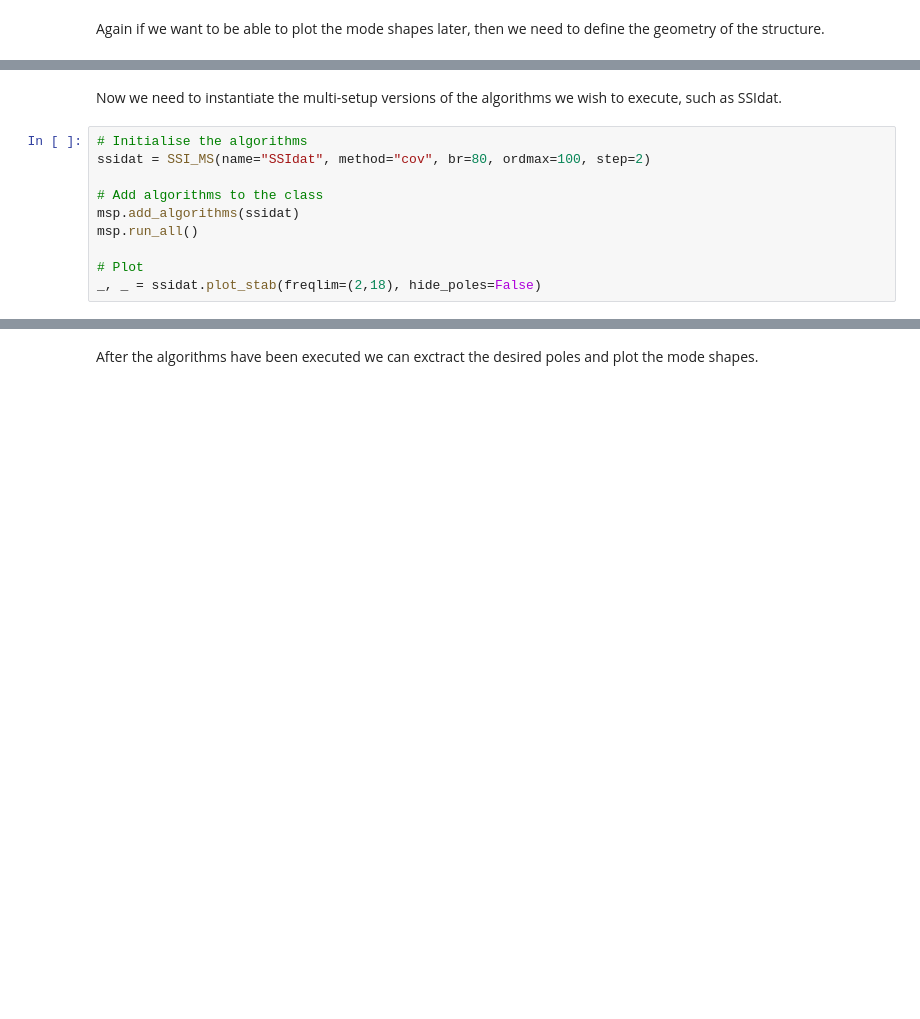
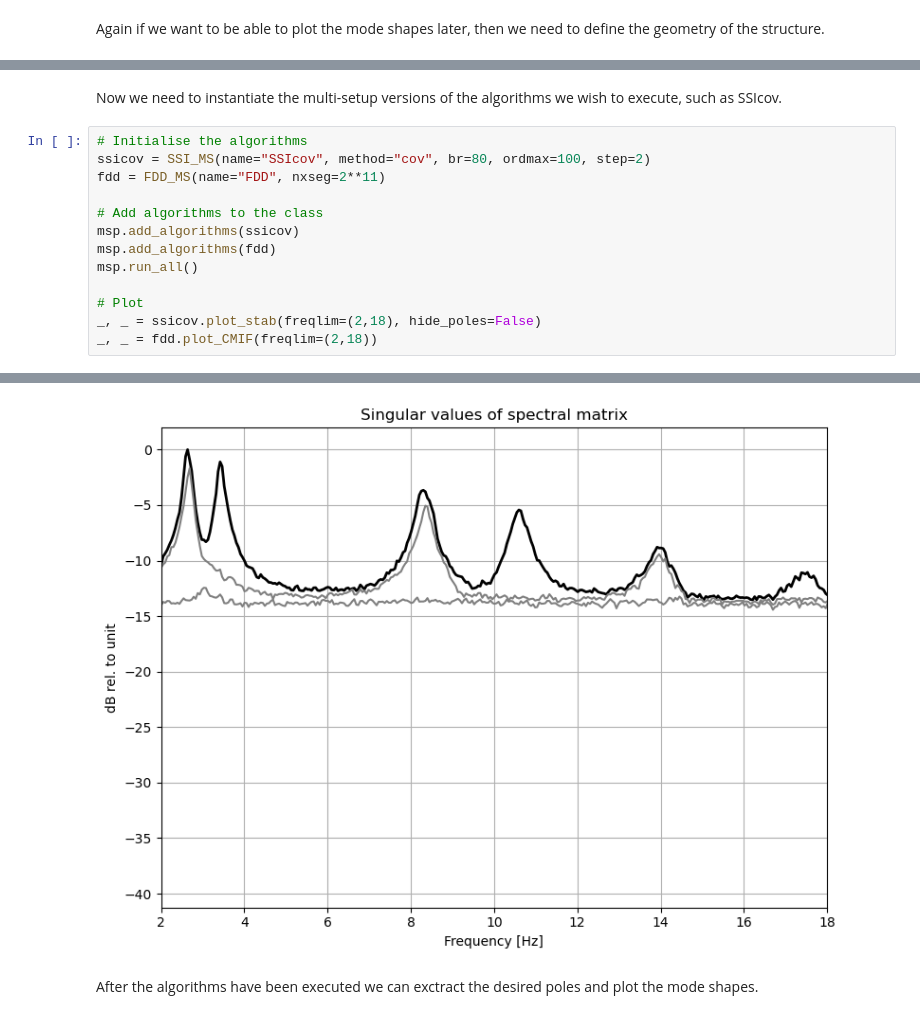
Before and after one commit to dagghe/pyOMA2, a Jupyter notebook: Examples/Example4.ipynb, the cells around one changed output, grey strips where cells are left out. Saved outputs shown, nothing was run; the diff lists cells and outputs as text; blank space fills up the shorter version.

```diff
--- a/Examples/Example4.ipynb
+++ b/Examples/Example4.ipynb
@@ -55,13 +56,16 @@ msp.def_geo2_by_file(_geo2)
 # %% [markdown]
-Now we need to instantiate the multi-setup versions of the algorithms we wish to execute, such as SSIdat.
+Now we need to instantiate the multi-setup versions of the algorithms we wish to execute, such as SSIcov.
 # %%
 # Initialise the algorithms
-ssidat = SSI_MS(name="SSIdat", method="cov", br=80, ordmax=100, step=2)
+ssicov = SSI_MS(name="SSIcov", method="cov", br=80, ordmax=100, step=2)
+fdd = FDD_MS(name="FDD", nxseg=2**11)
 
 # Add algorithms to the class
-msp.add_algorithms(ssidat)
+msp.add_algorithms(ssicov)
+msp.add_algorithms(fdd)
 msp.run_all()
 
 # Plot
-_, _ = ssidat.plot_stab(freqlim=(2,18), hide_poles=False)
+_, _ = ssicov.plot_stab(freqlim=(2,18), hide_poles=False)
+_, _ = fdd.plot_CMIF(freqlim=(2,18))
 # %% [output]
@@ -71,4 +76,5 @@ _, _ = ssidat.plot_stab(freqlim=(2,18), hide_poles=False)
 [figure]
+[figure, added]
 # %% [markdown]
 After the algorithms have been executed we can exctract the desired poles and plot the mode shapes.
 # %%
```
Also changed, not shown: parts of 7 cells of this notebook, 7 other files.
